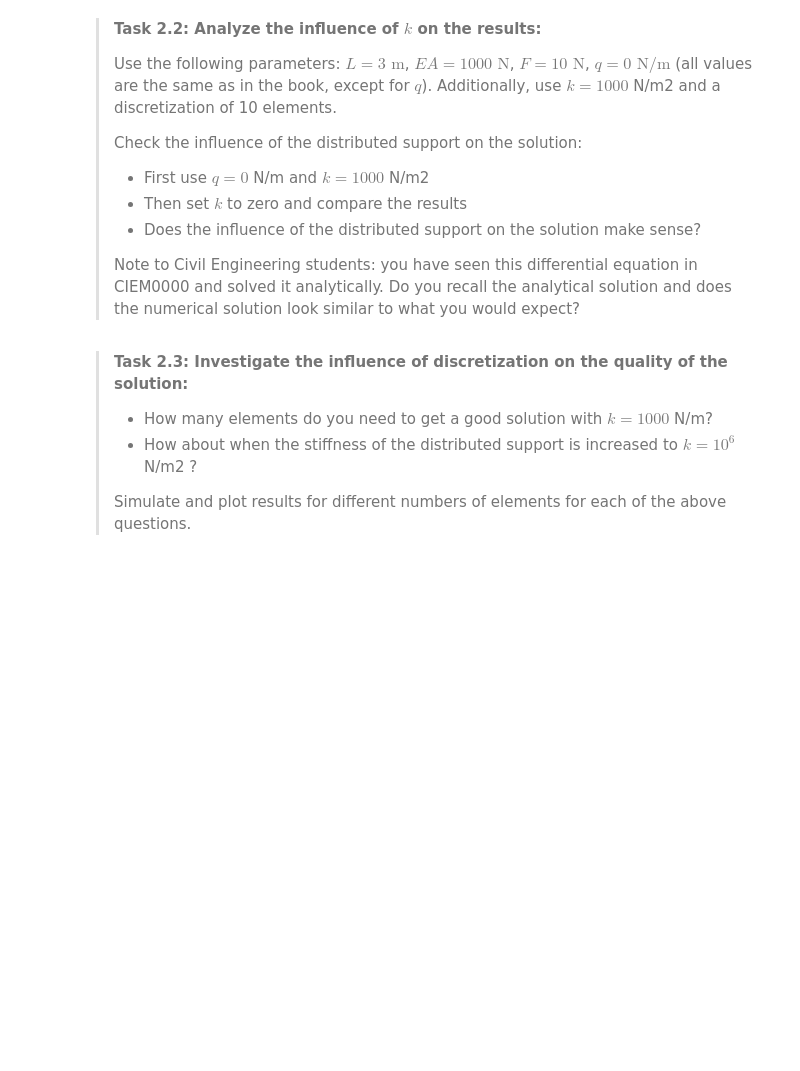
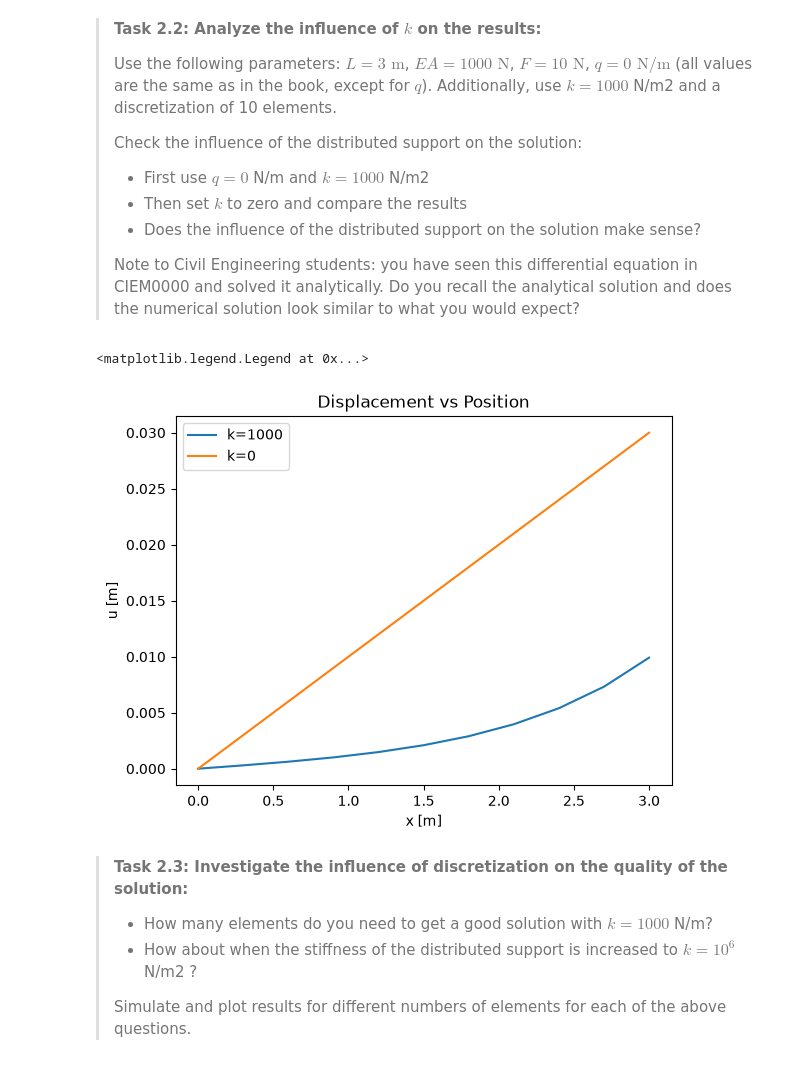
Before and after one commit to wvandenwildenberg/ws2.2, a Jupyter notebook: WS_2_2.ipynb, the cells around one changed output. Saved outputs shown, nothing was run; the diff lists cells and outputs as text; code cells hidden in the pictures; blank space fills up the shorter version.

```diff
--- a/WS_2_2.ipynb
+++ b/WS_2_2.ipynb
@@ -66,10 +162,20 @@ import matplotlib.pyplot as plt
 > Note to Civil Engineering students: you have seen this differential equation in CIEM0000 and solved it analytically. Do you recall the analytical solution and does the numerical solution look similar to what you would expect?
 # %%
 # use the simulate function to get displacements
-### YOUR CODE HERE ###
+x1, u1 = simulate(n_element=10, length=3, EA=1e3, F_right=10, q_load=0, k=1000)
+x2, u2 = simulate(n_element=10, length=3, EA=1e3, F_right=10, q_load=0, k=0)
 
 # plot u versus x for both cases
-### YOUR CODE HERE ###
+plt.figure()
+plt.plot(x1, u1, label='k=1000')
+plt.plot(x2, u2, label='k=0')
+plt.xlabel('x [m]')
+plt.ylabel('u [m]')
+plt.title('Displacement vs Position')
+plt.legend()
+# %% [output]
+<matplotlib.legend.Legend at 0x...>
+[figure, added]
 # %% [markdown]
 > **Task 2.3: Investigate the influence of discretization on the quality of the solution:**
 >
```
Also changed, not shown: parts of 3 cells of this notebook.
